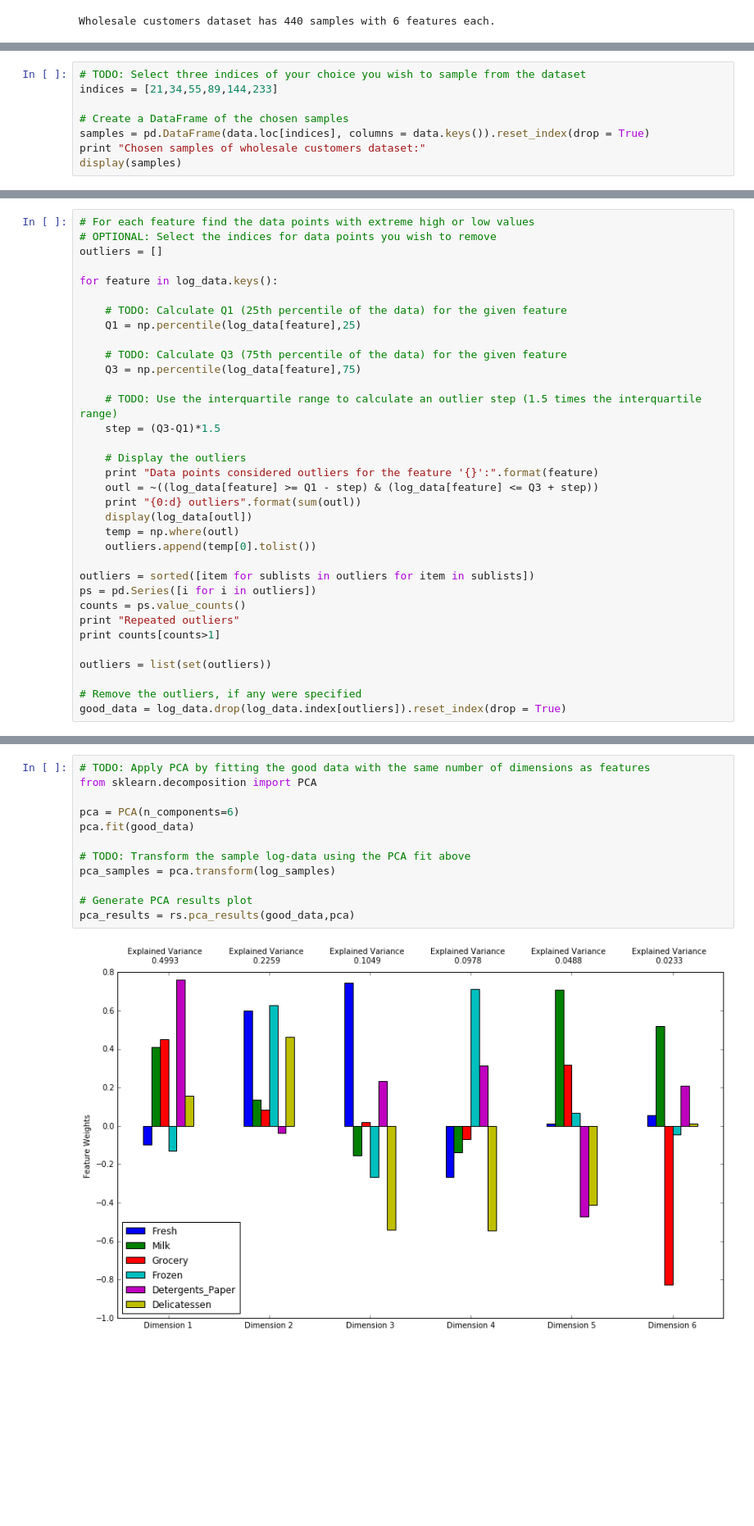
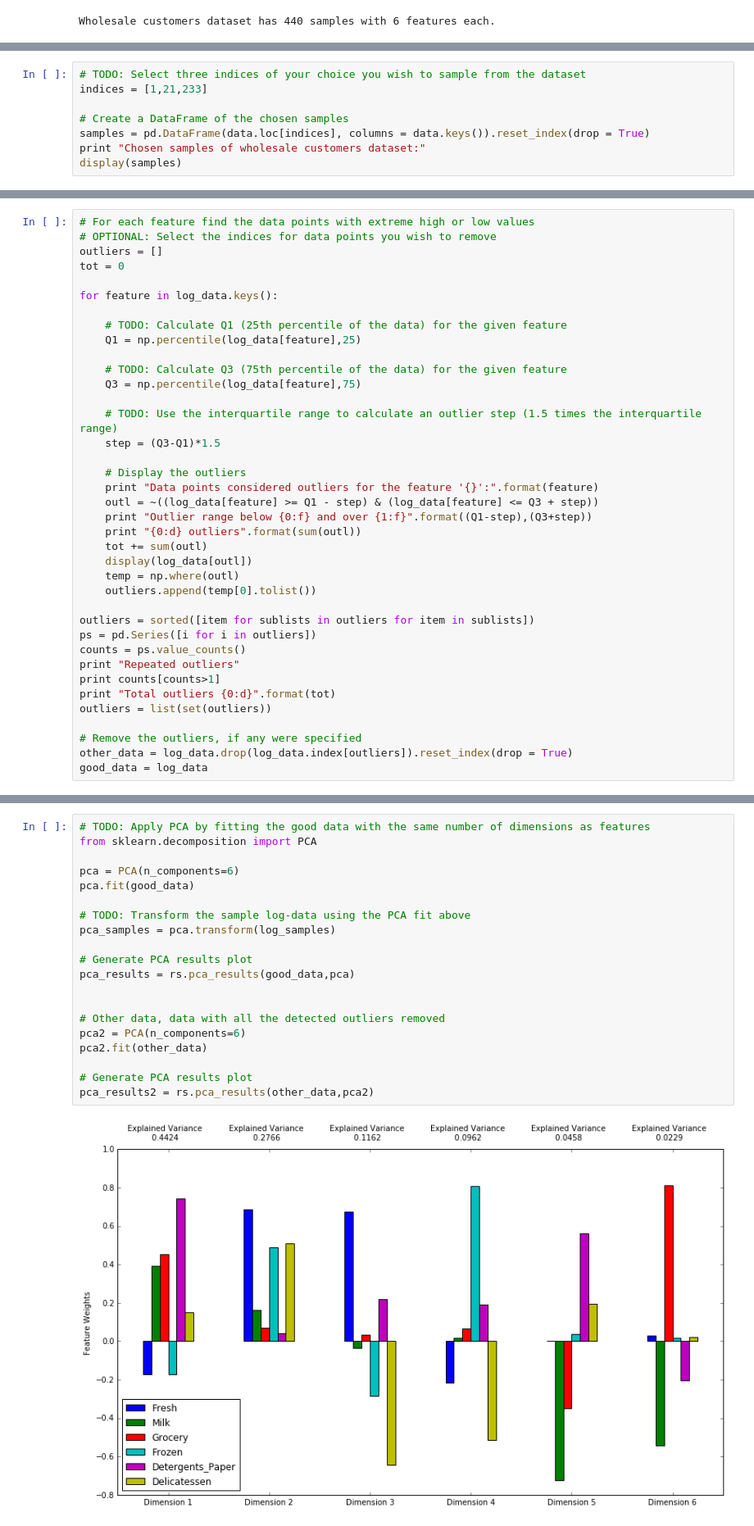
Before and after one commit to luisecastro/customer_segments_unsupervised_learning, a Jupyter notebook: customer_segments.ipynb, the cells around one changed output, grey strips where cells are left out. Shown: that part at 82% size. Saved outputs shown, nothing was run; the diff lists cells and outputs as text; blank space fills up the shorter version.

```diff
--- a/customer_segments.ipynb
+++ b/customer_segments.ipynb
@@ -58,7 +58,7 @@ display(data.describe())
 To get a better understanding of the customers and how their data will transform through the analysis, it would be best to select a few sample data points and explore them in more detail. In the code block below, add **three** indices of your choice to the `indices` list which will represent the customers to track. It is suggested to try different sets of samples until you obtain customers that vary significantly from one another.
 # %%
 # TODO: Select three indices of your choice you wish to sample from the dataset
-indices = [21,34,55,89,144,233]
+indices = [1,21,233]
 
 # Create a DataFrame of the chosen samples
 samples = pd.DataFrame(data.loc[indices], columns = data.keys()).reset_index(drop = True)
@@ -223,6 +233,7 @@ Once you have performed this implementation, the dataset will be stored in the v
 # For each feature find the data points with extreme high or low values
 # OPTIONAL: Select the indices for data points you wish to remove
 outliers = []
+tot = 0
 
 for feature in log_data.keys():
 
@@ -238,7 +249,9 @@ for feature in log_data.keys():
     # Display the outliers
     print "Data points considered outliers for the feature '{}':".format(feature)
     outl = ~((log_data[feature] >= Q1 - step) & (log_data[feature] <= Q3 + step))
+    print "Outlier range below {0:f} and over {1:f}".format((Q1-step),(Q3+step))
     print "{0:d} outliers".format(sum(outl))
+    tot += sum(outl)
     display(log_data[outl])
     temp = np.where(outl)
     outliers.append(temp[0].tolist())
@@ -248,10 +261,11 @@ ps = pd.Series([i for i in outliers])
 counts = ps.value_counts()
 print "Repeated outliers"
 print counts[counts>1]
-
+print "Total outliers {0:d}".format(tot)
 outliers = list(set(outliers))
 
 # Remove the outliers, if any were specified
-good_data = log_data.drop(log_data.index[outliers]).reset_index(drop = True)
+other_data = log_data.drop(log_data.index[outliers]).reset_index(drop = True)
+good_data = log_data
 # %% [output]
 Data points considered outliers for the feature 'Fresh':
@@ -348,14 +388,22 @@ In the code block below, you will need to implement the following:
 # %%
 # TODO: Apply PCA by fitting the good data with the same number of dimensions as features
 from sklearn.decomposition import PCA
 
 pca = PCA(n_components=6)
 pca.fit(good_data)
 
 # TODO: Transform the sample log-data using the PCA fit above
 pca_samples = pca.transform(log_samples)
 
 # Generate PCA results plot
 pca_results = rs.pca_results(good_data,pca)
+
+
+# Other data, data with all the detected outliers removed
+pca2 = PCA(n_components=6)
+pca2.fit(other_data)
+
+# Generate PCA results plot
+pca_results2 = rs.pca_results(other_data,pca2)
 # %% [output]
-[figure, old version]
+[figure, new version]
```
Also changed, not shown: parts of 26 cells of this notebook, 2 other files.
